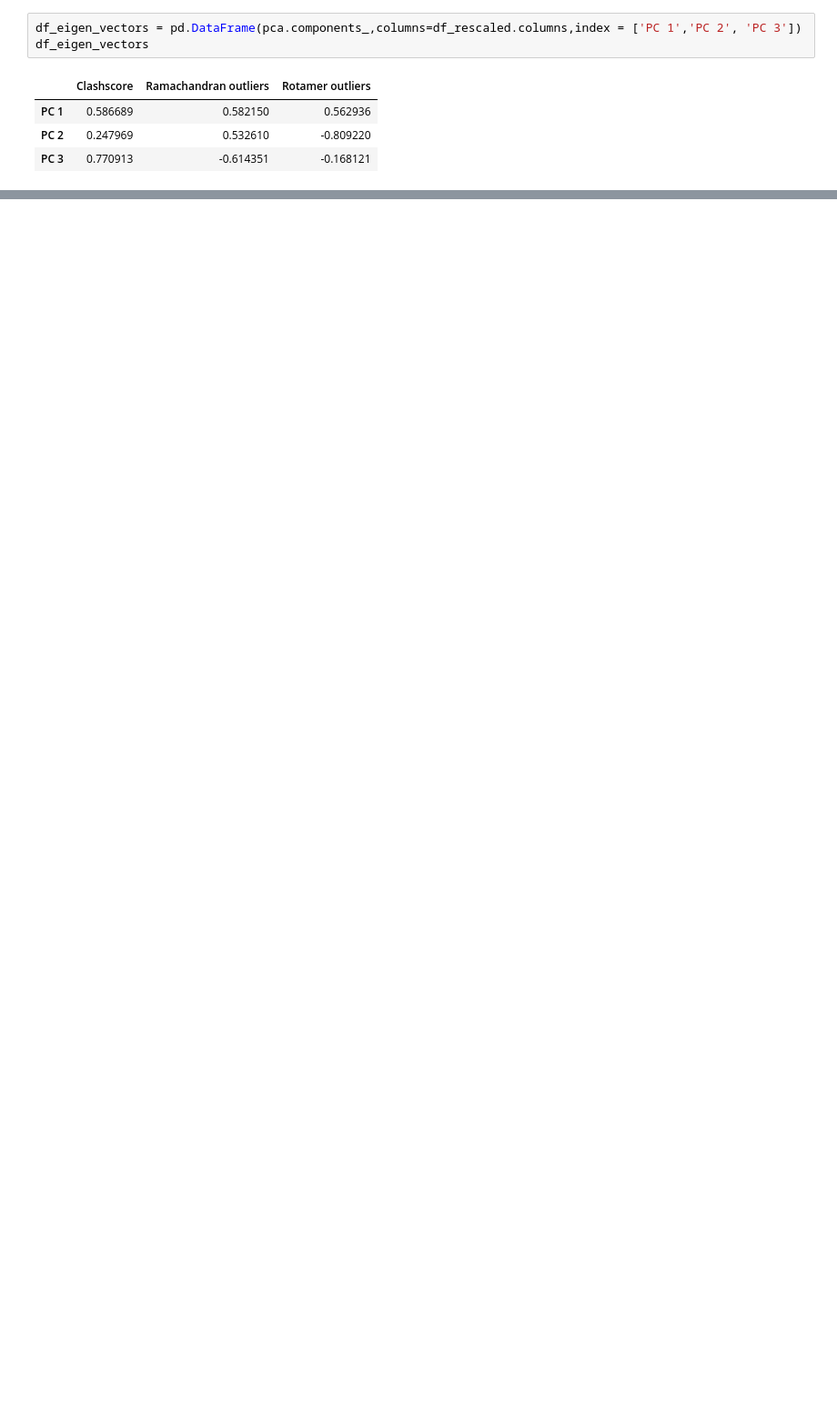
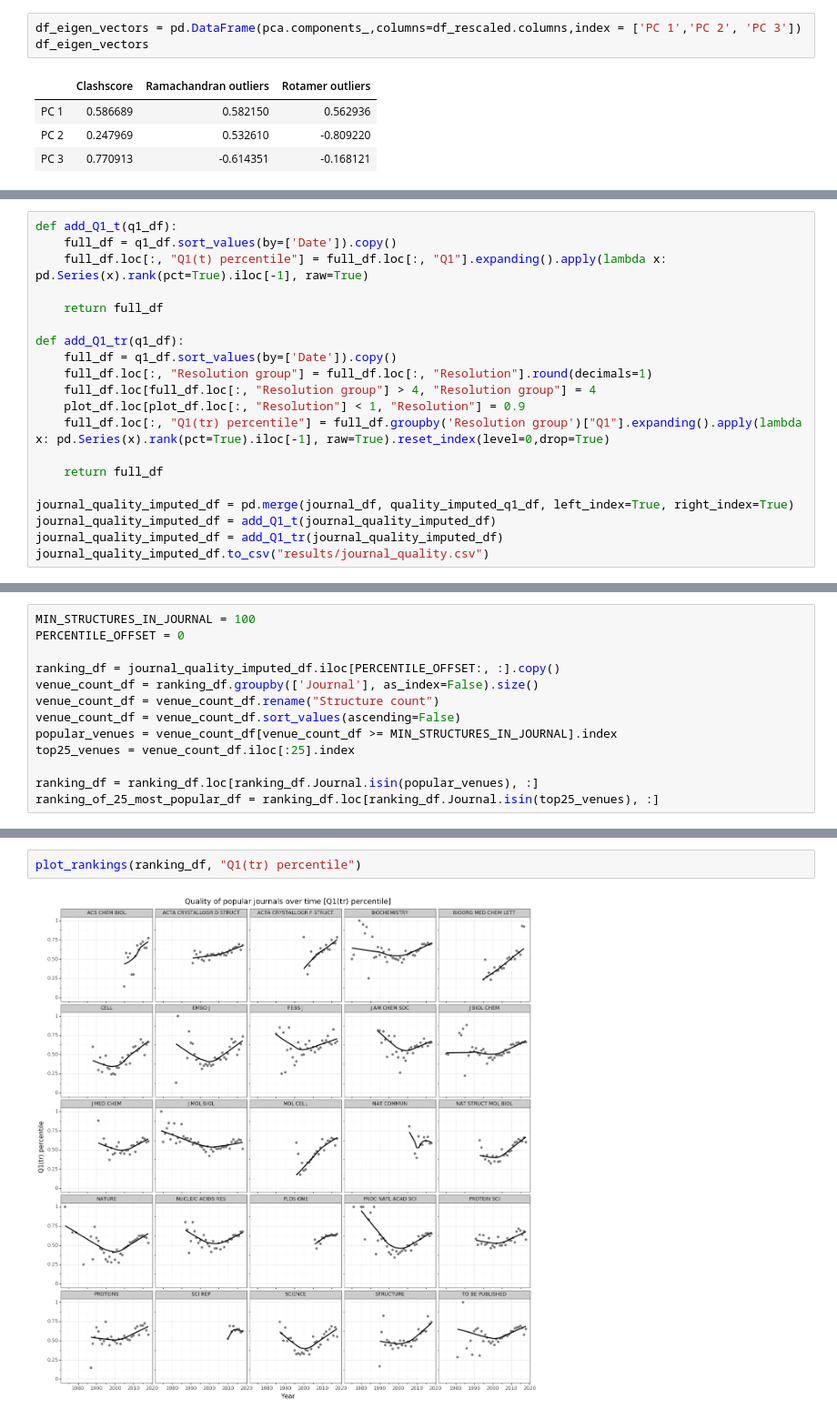
Before and after one commit to dabrze/pdb_structure_quality, a Jupyter notebook: PDB analysis.ipynb, the cells around one changed output, grey strips where cells are left out. Shown at 91% size. Cells and saved outputs as stored; diff of their text form; blank space fills up the shorter version.

Commit message:
Rankings

```diff
--- a/PDB analysis.ipynb
+++ b/PDB analysis.ipynb
@@ -744,0 +629,20 @@ with warnings.catch_warnings():
+# %%
+def add_Q1_t(q1_df):
+    full_df = q1_df.sort_values(by=['Date']).copy()
+    full_df.loc[:, "Q1(t) percentile"] = full_df.loc[:, "Q1"].expanding().apply(lambda x: pd.Series(x).rank(pct=True).iloc[-1], raw=True)
+
+    return full_df
+
+def add_Q1_tr(q1_df):
+    full_df = q1_df.sort_values(by=['Date']).copy()
+    full_df.loc[:, "Resolution group"] = full_df.loc[:, "Resolution"].round(decimals=1)
+    full_df.loc[full_df.loc[:, "Resolution group"] > 4, "Resolution group"] = 4
+    plot_df.loc[plot_df.loc[:, "Resolution"] < 1, "Resolution"] = 0.9
+    full_df.loc[:, "Q1(tr) percentile"] = full_df.groupby('Resolution group')["Q1"].expanding().apply(lambda x: pd.Series(x).rank(pct=True).iloc[-1], raw=True).reset_index(level=0,drop=True)
+
+    return full_df
+
+journal_quality_imputed_df = pd.merge(journal_df, quality_imputed_q1_df, left_index=True, right_index=True)
+journal_quality_imputed_df = add_Q1_t(journal_quality_imputed_df)
+journal_quality_imputed_df = add_Q1_tr(journal_quality_imputed_df)
+journal_quality_imputed_df.to_csv("results/journal_quality.csv")
@@ -744,0 +661,13 @@ with warnings.catch_warnings():
+# %%
+MIN_STRUCTURES_IN_JOURNAL = 100
+PERCENTILE_OFFSET = 0
+
+ranking_df = journal_quality_imputed_df.iloc[PERCENTILE_OFFSET:, :].copy()
+venue_count_df = ranking_df.groupby(['Journal'], as_index=False).size()
+venue_count_df = venue_count_df.rename("Structure count")
+venue_count_df = venue_count_df.sort_values(ascending=False)
+popular_venues = venue_count_df[venue_count_df >= MIN_STRUCTURES_IN_JOURNAL].index
+top25_venues = venue_count_df.iloc[:25].index
+
+ranking_df = ranking_df.loc[ranking_df.Journal.isin(popular_venues), :]
+ranking_of_25_most_popular_df = ranking_df.loc[ranking_df.Journal.isin(top25_venues), :]
@@ -744,0 +798,4 @@ with warnings.catch_warnings():
+# %%
+plot_rankings(ranking_df, "Q1(tr) percentile")
+# %% [output]
+[figure, added]
```
Also changed, not shown: parts of 43 cells of this notebook, 7 other files.
